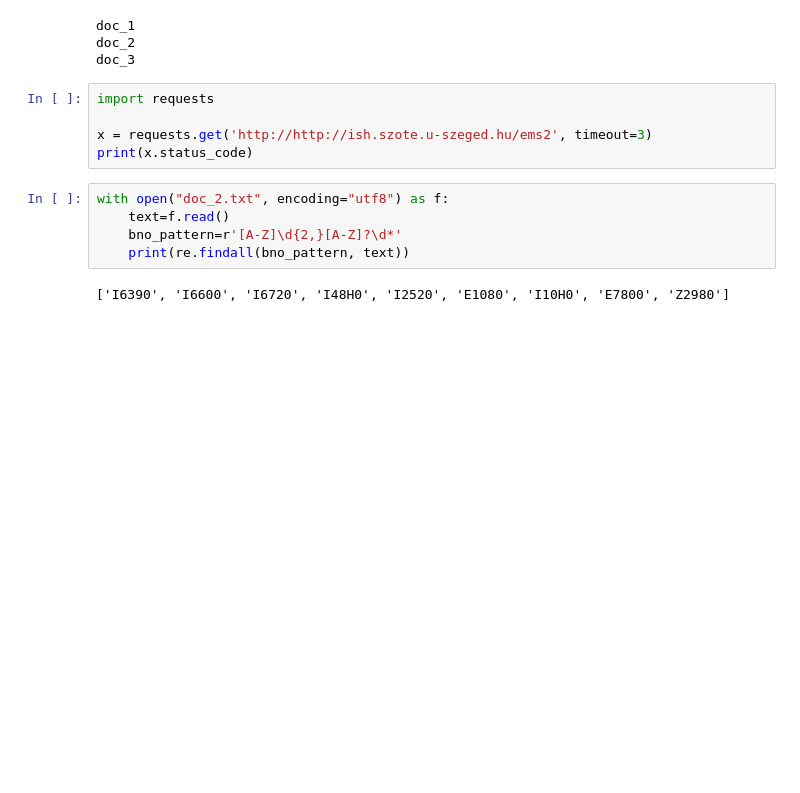
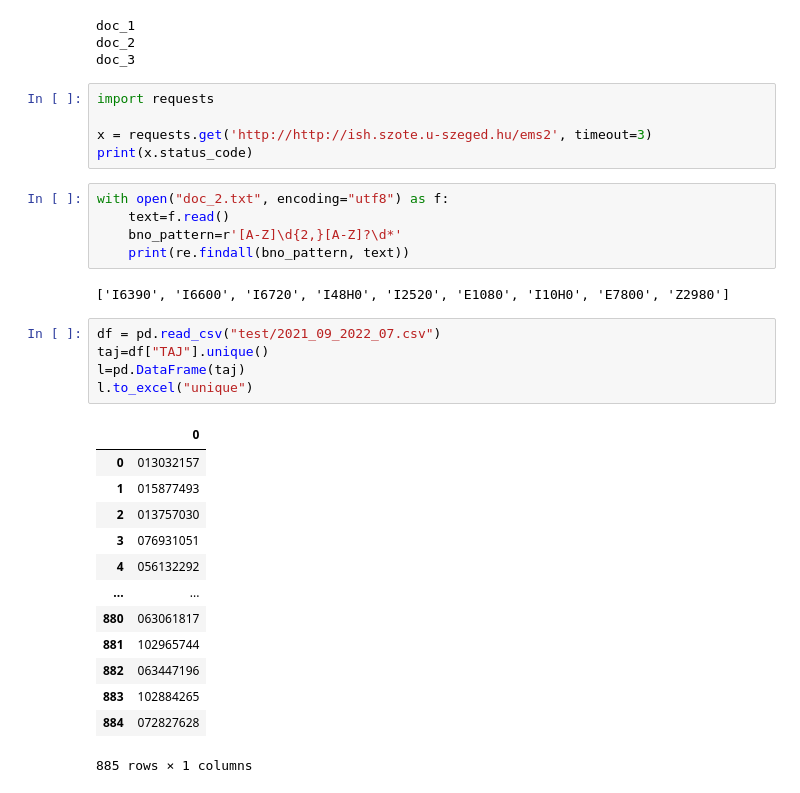
Before and after one commit to antalsz96/cta, a Jupyter notebook: cta.ipynb, the cells around one changed output. Saved outputs shown, nothing was run; the diff lists cells and outputs as text; blank space fills up the shorter version.

```diff
--- a/cta.ipynb
+++ b/cta.ipynb
@@ -439,3 +433,22 @@ with open("doc_2.txt", encoding="utf8") as f:
     print(re.findall(bno_pattern, text))
 # %% [output]
 ['I6390', 'I6600', 'I6720', 'I48H0', 'I2520', 'E1080', 'I10H0', 'E7800', 'Z2980']
+# %%
+df = pd.read_csv("test/2021_09_2022_07.csv")
+taj=df["TAJ"].unique()
+l=pd.DataFrame(taj)
+l.to_excel("unique")
+# %% [output]
+|  | 0 |
+| 0 | 013032157 |
+| 1 | 015877493 |
+| 2 | 013757030 |
+| 3 | 076931051 |
+| 4 | 056132292 |
+| ... | ... |
+| 880 | 063061817 |
+| 881 | 102965744 |
+| 882 | 063447196 |
+| 883 | 102884265 |
+| 884 | 072827628 |
+885 rows × 1 columns
```
Also changed, not shown: parts of 13 cells of this notebook, 5 other files.
